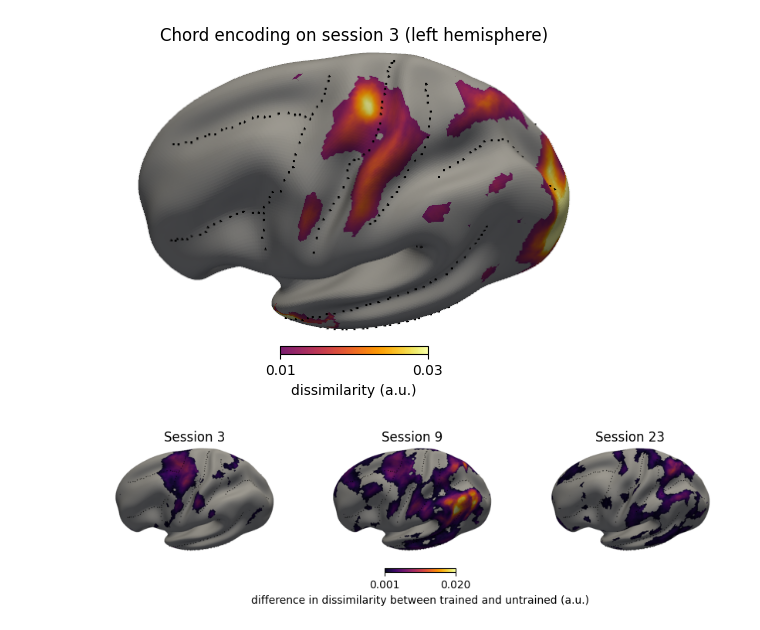
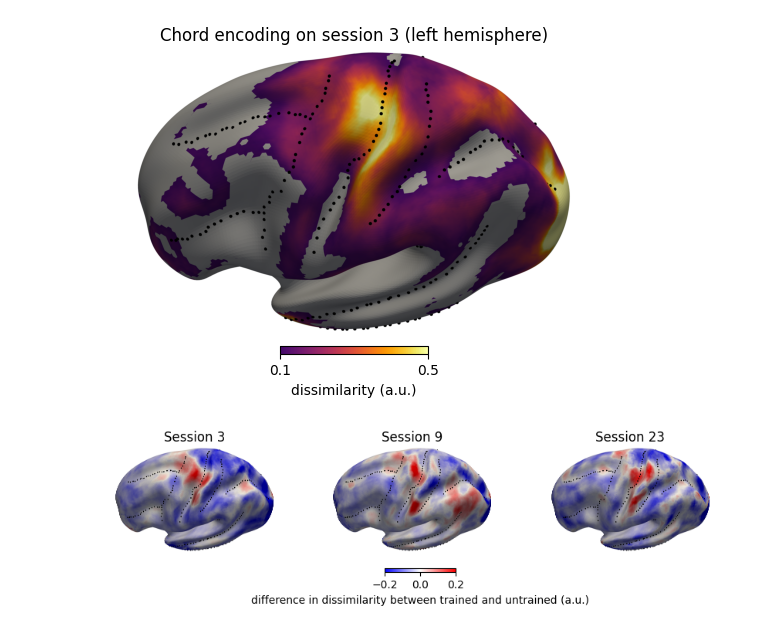
Before and after one commit to mnlmrc/extension-flexion-chords, a Jupyter notebook: notebooks/searchlight_encoding.ipynb, the cells around one changed output. Saved outputs shown, nothing was run; the diff lists cells and outputs as text; code cells hidden in the pictures.

```diff
--- a/notebooks/searchlight_encoding.ipynb
+++ b/notebooks/searchlight_encoding.ipynb
@@ -16,49 +11,51 @@ figure directory found: figures/
 # %%
 cmap = 'inferno'
-thresh = 0.01
-vmin, vmax = 0, .03
+thresh = 0.1
+vmin, vmax = 0, .5
 H = 'L'
+glm = 3
+sess = 3
 
-gifti = nb.load(os.path.join(pth.baseDir, pth.surfDir, f'searchlight.encoding.session3.{H}.func.gii'))
+gifti = nb.load(os.path.join(gl.baseDir, gl.surfDir, f'searchlight.encoding.glm{glm}.session{sess}.{H}.func.gii'))
 data = nt.get_gifti_data_matrix(gifti)
 data_avg = np.nanmean(data, axis=1)[:, None]
 #data = np.full(data.shape, np.nan)
 
 fig, ax = plt.subplots()
 fig, ax = plot_surf(fig, ax, data_avg, H, col=0, vmin=vmin, vmax=vmax, thresh=thresh, cmap='inferno')
 
 # ---- add colorbar ----
 norm =Normalize(vmin=vmin, vmax=vmax)
 sm = ScalarMappable(norm=norm, cmap=cmap)
 cbar = fig.colorbar(sm, ax=ax, fraction=0.02, pad=0.04, orientation='horizontal')
 cbar.set_label('dissimilarity (a.u.)')
 cbar.ax.set_xlim(thresh, vmax)
 cbar.ax.set_xticks([thresh, vmax])
 cbar.outline.set_edgecolor('k')
 
 ax.set_title('Chord encoding on session 3 (left hemisphere)')
 
 plt.show()
 # %% [output]
-[figure, old version]
+[figure, new version]
 # %%
-cmap = 'inferno'
-thresh = 0.001
-vmin, vmax = 0, .02
+cmap = 'bwr'
+thresh = 0.000
+vmin, vmax = -.2, .2
 H = 'L'
 
 fig, axs = plt.subplots(1, 3, sharex=True, sharey=True, figsize=(8, 3),)
 
-for s, sess in enumerate(dn.sessions):
+for s, sess in enumerate(gl.sessions):
     ax = axs[s]
 
-    gifti_tr = nb.load(os.path.join(pth.baseDir, pth.surfDir, f'searchlight.encoding-trained.session{sess}.{H}.func.gii'))
-    gifti_untr = nb.load(os.path.join(pth.baseDir, pth.surfDir, f'searchlight.encoding-untrained.session{sess}.{H}.func.gii'))
+    gifti_tr = nb.load(os.path.join(gl.baseDir, gl.surfDir, f'searchlight.encoding-trained.glm{glm}.session{sess}.{H}.func.gii'))
+    gifti_untr = nb.load(os.path.join(gl.baseDir, gl.surfDir, f'searchlight.encoding-untrained.glm{glm}.session{sess}.{H}.func.gii'))
     data = nt.get_gifti_data_matrix(gifti_tr) - nt.get_gifti_data_matrix(gifti_untr)
     data_avg = np.nanmean(data, axis=1)[:, None]
-    data_avg[data_avg < 0] = np.nan
+    #data_avg[data_avg < 0] = np.nan
 
-    plot_surf(fig, ax, data_avg, H, col=0, vmin=vmin, vmax=vmax, thresh=thresh, cmap='inferno')
+    plot_surf(fig, ax, data_avg, H, col=0, vmin=vmin, vmax=vmax, thresh=thresh, cmap=cmap)
 
     ax.set_title(f'Session {sess}')
 
@@ -67,8 +64,8 @@ norm =Normalize(vmin=vmin, vmax=vmax)
 sm = ScalarMappable(norm=norm, cmap=cmap)
 cbar = fig.colorbar(sm, ax=axs, fraction=0.02, pad=0.04, orientation='horizontal')
 cbar.set_label('difference in dissimilarity between trained and untrained (a.u.)')
-cbar.ax.set_xlim(thresh, vmax)
-cbar.ax.set_xticks([thresh, vmax])
+#cbar.ax.set_xlim(thresh, vmax)
+#cbar.ax.set_xticks([thresh, vmax])
 cbar.outline.set_edgecolor('k')
 
 #fig.suptitle('Trained vs. untrained encoding')
@@ -76,4 +73,4 @@ plt.subplots_adjust(left=0, right=1, bottom=.2, top=.9, hspace=0)
 
 plt.show()
 # %% [output]
-[figure, old version]
+[figure, new version]
```
Also changed, not shown: parts of 1 cell of this notebook, 32 other files.
